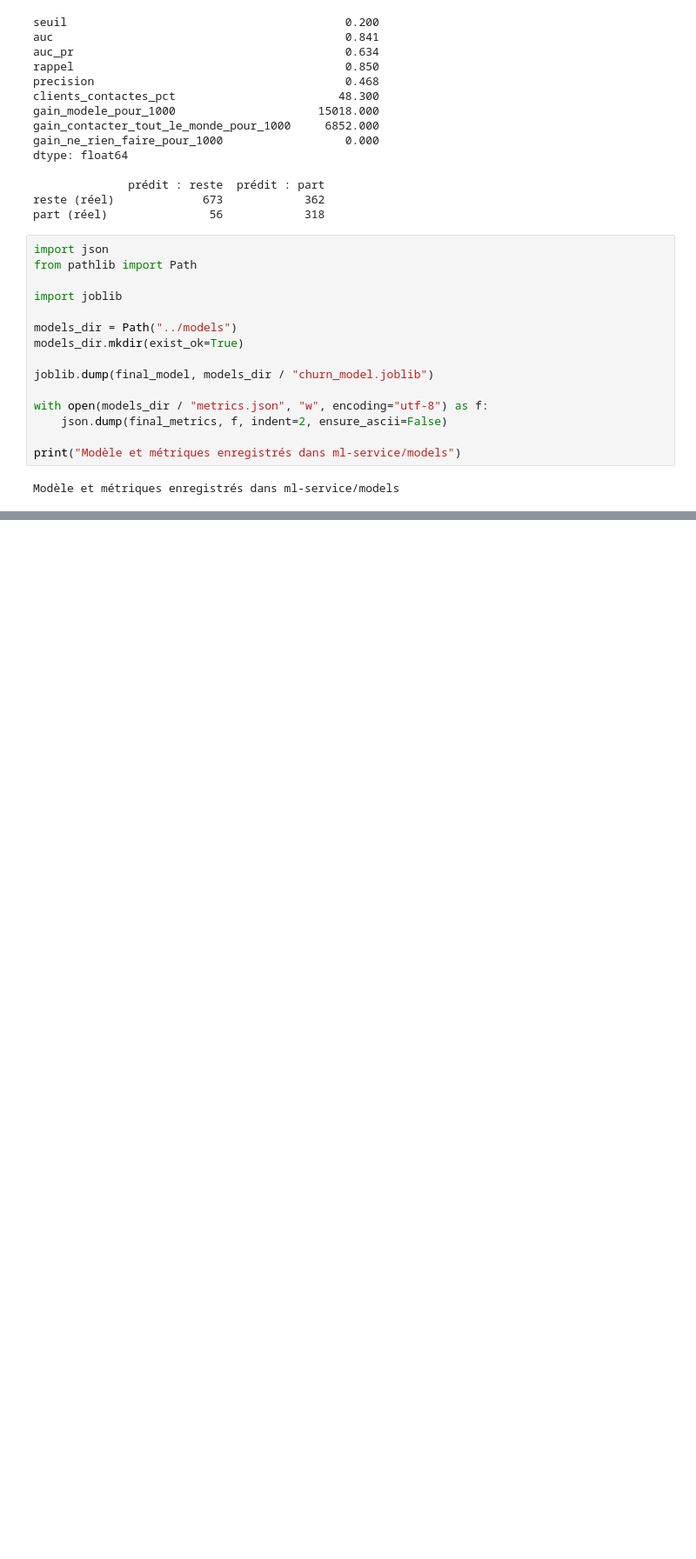
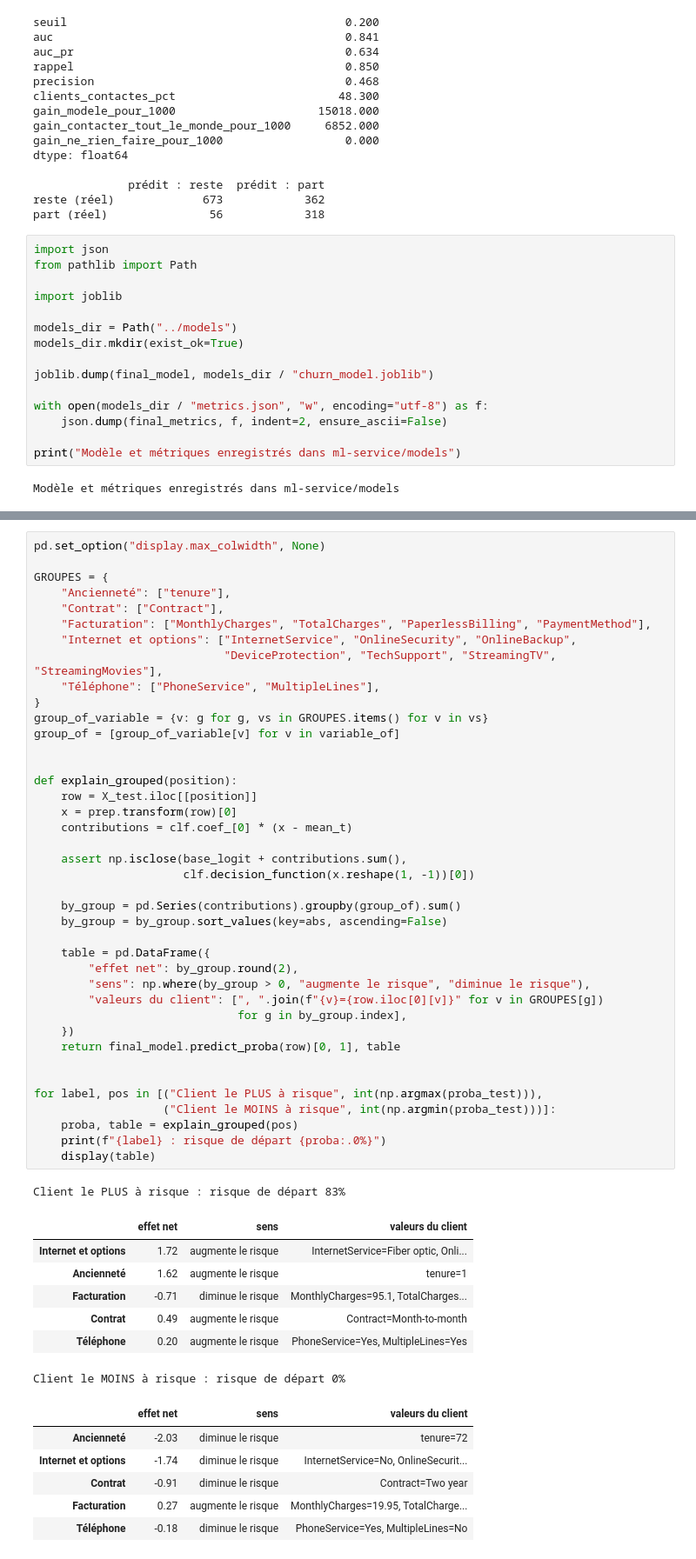
Before and after one commit to ELKHALIFA-AYMEN/churnguard, a Jupyter notebook: ml-service/notebooks/02_modeling.ipynb, the cells around one changed output, grey strips where cells are left out. Shown at 87% size. Saved outputs shown, nothing was run; the diff lists cells and outputs as text; blank space fills up the shorter version.

```diff
--- a/ml-service/notebooks/02_modeling.ipynb
+++ b/ml-service/notebooks/02_modeling.ipynb
@@ -254,0 +336,55 @@ Modèle et métriques enregistrés dans ml-service/models
+# %%
+pd.set_option("display.max_colwidth", None)
+
+GROUPES = {
+    "Ancienneté": ["tenure"],
+    "Contrat": ["Contract"],
+    "Facturation": ["MonthlyCharges", "TotalCharges", "PaperlessBilling", "PaymentMethod"],
+    "Internet et options": ["InternetService", "OnlineSecurity", "OnlineBackup",
+                            "DeviceProtection", "TechSupport", "StreamingTV", "StreamingMovies"],
+    "Téléphone": ["PhoneService", "MultipleLines"],
+}
+group_of_variable = {v: g for g, vs in GROUPES.items() for v in vs}
+group_of = [group_of_variable[v] for v in variable_of]
+
+
+def explain_grouped(position):
+    row = X_test.iloc[[position]]
+    x = prep.transform(row)[0]
+    contributions = clf.coef_[0] * (x - mean_t)
+
+    assert np.isclose(base_logit + contributions.sum(),
+                      clf.decision_function(x.reshape(1, -1))[0])
+
+    by_group = pd.Series(contributions).groupby(group_of).sum()
+    by_group = by_group.sort_values(key=abs, ascending=False)
+
+    table = pd.DataFrame({
+        "effet net": by_group.round(2),
+        "sens": np.where(by_group > 0, "augmente le risque", "diminue le risque"),
+        "valeurs du client": [", ".join(f"{v}={row.iloc[0][v]}" for v in GROUPES[g])
+                              for g in by_group.index],
+    })
+    return final_model.predict_proba(row)[0, 1], table
+
+
+for label, pos in [("Client le PLUS à risque", int(np.argmax(proba_test))),
+                   ("Client le MOINS à risque", int(np.argmin(proba_test)))]:
+    proba, table = explain_grouped(pos)
+    print(f"{label} : risque de départ {proba:.0%}")
+    display(table)
+# %% [output]
+Client le PLUS à risque : risque de départ 83%
+|  | effet net | sens | valeurs du client |
+| Internet et options | 1.72 | augmente le risque | InternetService=Fiber optic, Onli... |
+| Ancienneté | 1.62 | augmente le risque | tenure=1 |
+| Facturation | -0.71 | diminue le risque | MonthlyCharges=95.1, TotalCharges... |
+| Contrat | 0.49 | augmente le risque | Contract=Month-to-month |
+| Téléphone | 0.20 | augmente le risque | PhoneService=Yes, MultipleLines=Yes |
+Client le MOINS à risque : risque de départ 0%
+|  | effet net | sens | valeurs du client |
+| Ancienneté | -2.03 | diminue le risque | tenure=72 |
+| Internet et options | -1.74 | diminue le risque | InternetService=No, OnlineSecurit... |
+| Contrat | -0.91 | diminue le risque | Contract=Two year |
+| Facturation | 0.27 | augmente le risque | MonthlyCharges=19.95, TotalCharge... |
+| Téléphone | -0.18 | diminue le risque | PhoneService=Yes, MultipleLines=No |
```
Also changed, not shown: parts of 2 cells of this notebook.
